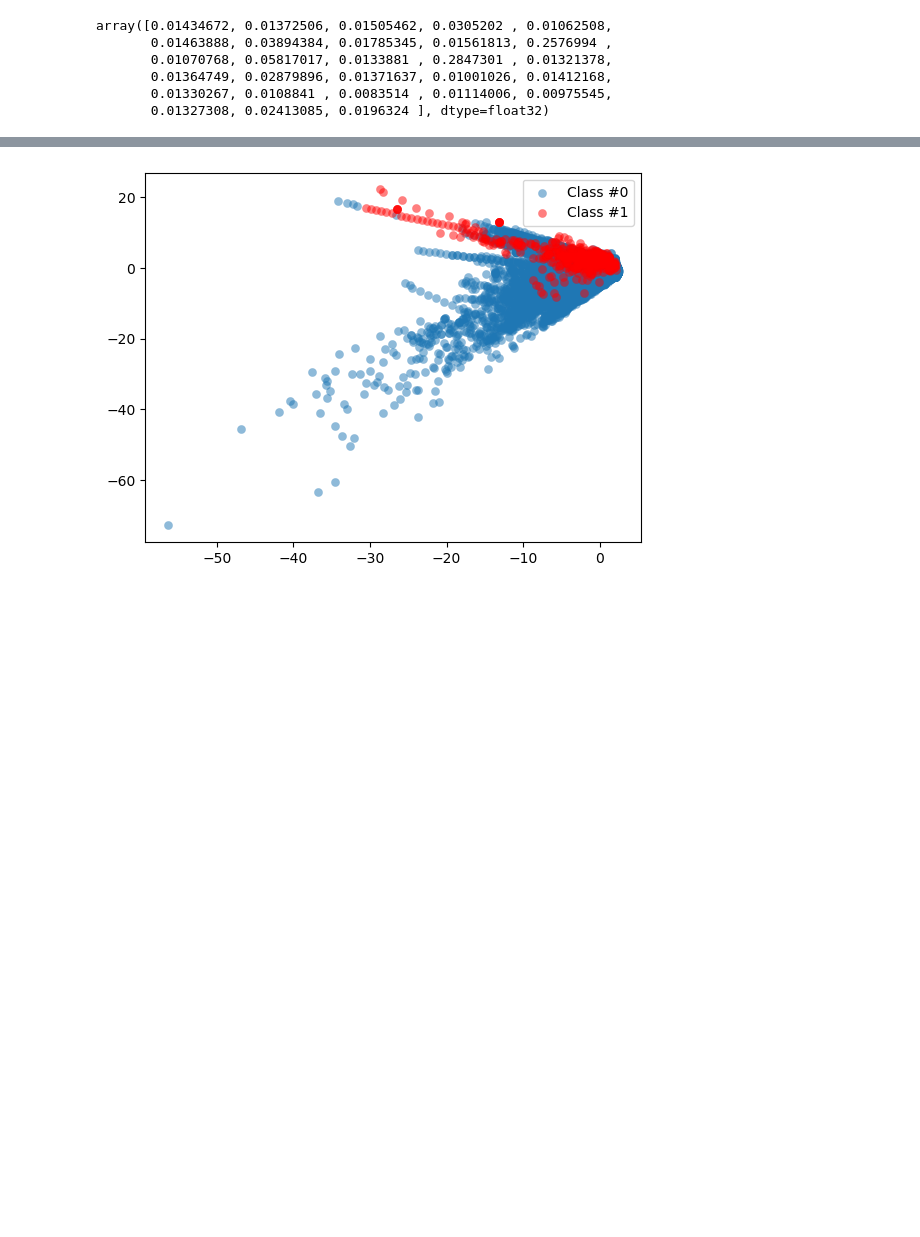
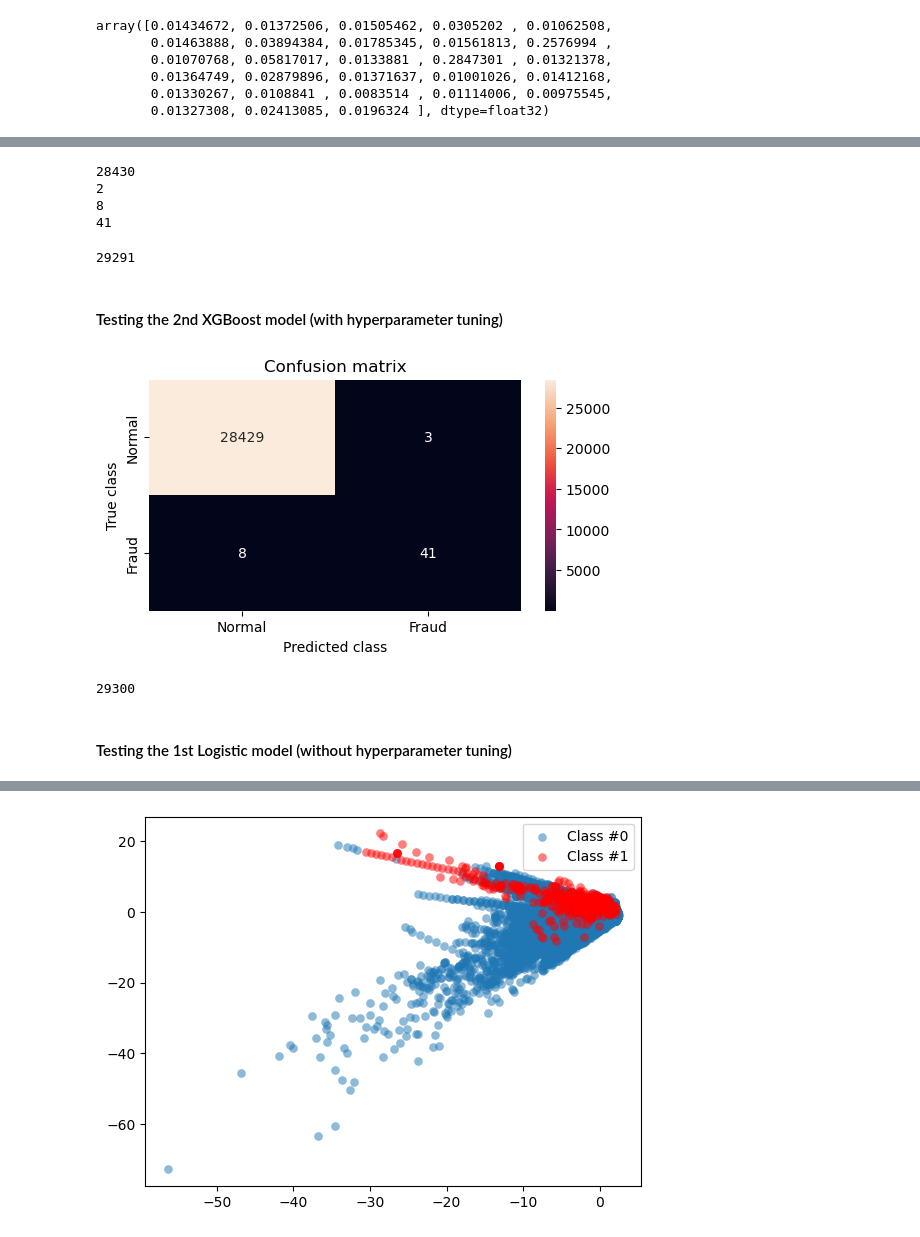
Before and after one commit to mmikayelyan/Detecting-Financial-Fraud-with-Machine-Learning, a Jupyter notebook: Project_Code.ipynb, the cells around one changed output, grey strips where cells are left out. Drawn from its saved outputs; the diff is of its cells as text; code cells hidden in the pictures; blank space fills up the shorter version.

```diff
--- a/Project_Code.ipynb
+++ b/Project_Code.ipynb
@@ -37,7 +34,7 @@ path = r'C:\Users\manuk\OneDrive\Desktop\fraud_project'
 os.chdir(path)
 # %%
 # Read the 'creditcard.csv' file into a pandas DataFrame and store it in the variable 'df'.
-df = pd.read_csv('creditcard.csv')
+df = pd.read_csv('credit_card.csv')
 # %%
 # Display the first few rows of the DataFrame to get a quick overview of the data.
 df.head()
@@ -605,0 +617,21 @@ array([0.01434672, 0.01372506, 0.01505462, 0.0305202 , 0.01062508,
+# %%
+# Creating an XGBoost classifier model
+model_xgb = xgb.XGBClassifier()
+
+# Training the XGBoost model
+model_xgb.fit(X_train, y_train)
+
+# Making predictions on the test set
+y_pred = model_xgb.predict(X_test)
+
+# Defining labels for confusion matrix
+LABELS = ["Normal", "Fraud"]
+
+# Generating and displaying confusion matrix for XGBoost model
+conf_matrix_xgb = confusion_matrix(y_test, y_pred)
+plt.figure(figsize=(6, 3))
+sns.heatmap(conf_matrix_xgb, xticklabels=LABELS, yticklabels=LABELS, annot=True, fmt="d")
+plt.title("Confusion matrix")
+plt.ylabel('True class')
+plt.xlabel('Predicted class')
+plt.show()
@@ -605,0 +640,11 @@ array([0.01434672, 0.01372506, 0.01505462, 0.0305202 , 0.01062508,
+# %%
+# Accessing individual elements of confusion matrix
+print(conf_matrix_xgb[0][0])
+print(conf_matrix_xgb[0][1])
+print(conf_matrix_xgb[1][0])
+print(conf_matrix_xgb[1][1])
+# %% [output]
+28430
+2
+8
+41
@@ -605,0 +657,39 @@ array([0.01434672, 0.01372506, 0.01505462, 0.0305202 , 0.01062508,
+# %%
+# Calculating total cost of fraud for XGBoost model
+total_cost_of_fraud_xgb_1 = (conf_matrix_xgb[0][0] * cost_tn) + (conf_matrix_xgb[0][1] * cost_fp) + (conf_matrix_xgb[1][0] * cost_fn) + (conf_matrix_xgb[1][1] * cost_tp)
+total_cost_of_fraud_xgb_1
+# %% [output]
+29291
+# %% [markdown]
+#### Testing the 2nd XGBoost model (with hyperparameter tuning)
+# %%
+# Creating an XGBoost classifier model
+model_xgb = xgb.XGBClassifier(max_depth=best_max_depth, scale_pos_weight=best_scale_pos_weight)
+
+# Training the XGBoost model
+model_xgb.fit(X_train, y_train)
+
+# Making predictions on the test set
+y_pred = model_xgb.predict(X_test)
+
+# Defining labels for confusion matrix
+LABELS = ["Normal", "Fraud"]
+
+# Generating and displaying confusion matrix for XGBoost model
+conf_matrix_xgb = confusion_matrix(y_test, y_pred)
+plt.figure(figsize=(6, 3))
+sns.heatmap(conf_matrix_xgb, xticklabels=LABELS, yticklabels=LABELS, annot=True, fmt="d")
+plt.title("Confusion matrix")
+plt.ylabel('True class')
+plt.xlabel('Predicted class')
+plt.show()
+# %% [output]
+[figure, added]
+# %%
+# Calculating total cost of fraud for XGBoost model
+total_cost_of_fraud_xgb_2 = (conf_matrix_xgb[0][0] * cost_tn) + (conf_matrix_xgb[0][1] * cost_fp) + (conf_matrix_xgb[1][0] * cost_fn) + (conf_matrix_xgb[1][1] * cost_tp)
+total_cost_of_fraud_xgb_2
+# %% [output]
+29300
+# %% [markdown]
+#### Testing the 1st Logistic model (without hyperparameter tuning)
```
Also changed, not shown: parts of 40 cells of this notebook, 1 other file.
